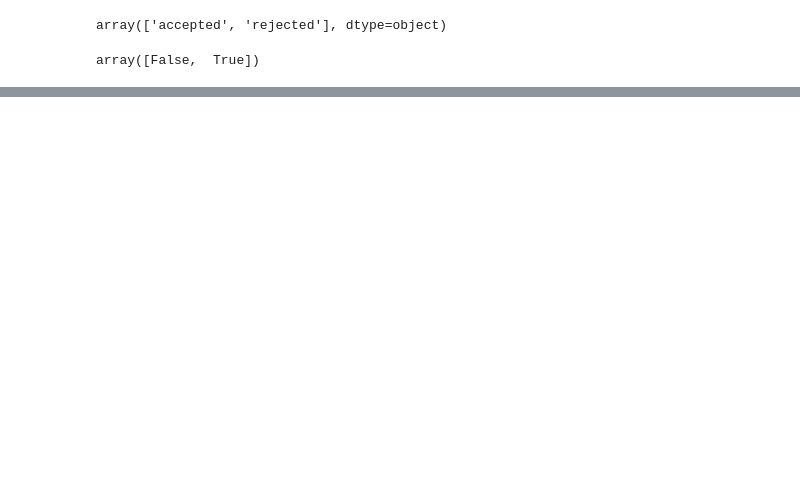
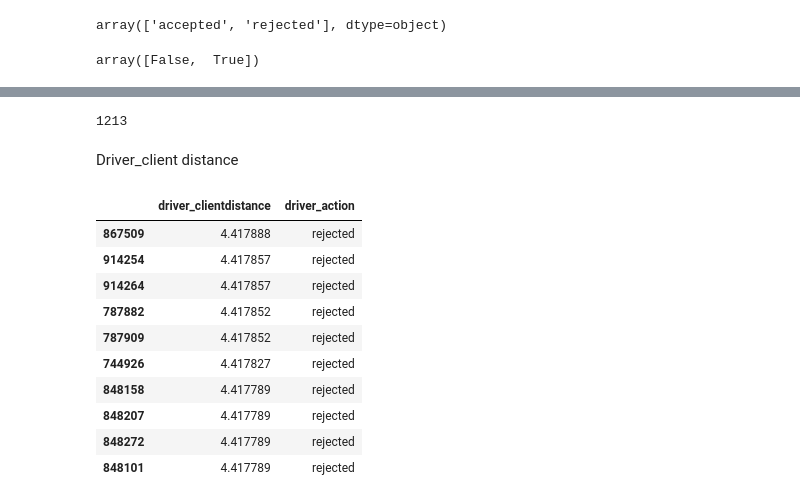
Before and after one commit to nyutu-grace/Logistic_optimization, a Jupyter notebook: notebooks/eda.ipynb, the cells around one changed output, grey strips where cells are left out. Drawn from its saved outputs; the diff is of its cells as text; code cells hidden in the pictures; blank space fills up the shorter version.

```diff
--- a/notebooks/eda.ipynb
+++ b/notebooks/eda.ipynb
@@ -120,0 +202,33 @@ merged_df.head()
+# %%
+merged_df['driver_id'].nunique()
+# %% [output]
+1213
+# %% [markdown]
+Driver_client distance
+# %%
+# Detecting outliers using IQR
+Q1 = merged_df['driver_clientdistance'].quantile(0.25)
+Q3 = merged_df['driver_clientdistance'].quantile(0.75)
+IQR = Q3 - Q1
+lower_bound = Q1 - 1.5 * IQR
+upper_bound = Q3 + 1.5 * IQR
+
+filtered_df = merged_df[(merged_df['driver_clientdistance'] >= lower_bound) & (merged_df['driver_clientdistance'] <= upper_bound)]
+# %%
+distance_df = filtered_df.sort_values(by='driver_clientdistance', ascending=False)
+# %%
+top_distance_df = distance_df.head(10)
+
+top_distance_df[['driver_clientdistance', 'driver_action']]
+# %% [output]
+|  | driver_clientdistance | driver_action |
+| 867509 | 4.417888 | rejected |
+| 914254 | 4.417857 | rejected |
+| 914264 | 4.417857 | rejected |
+| 787882 | 4.417852 | rejected |
+| 787909 | 4.417852 | rejected |
+| 744926 | 4.417827 | rejected |
+| 848158 | 4.417789 | rejected |
+| 848207 | 4.417789 | rejected |
+| 848272 | 4.417789 | rejected |
+| 848101 | 4.417789 | rejected |
```
Also changed, not shown: parts of 18 cells of this notebook, 1 other file.
